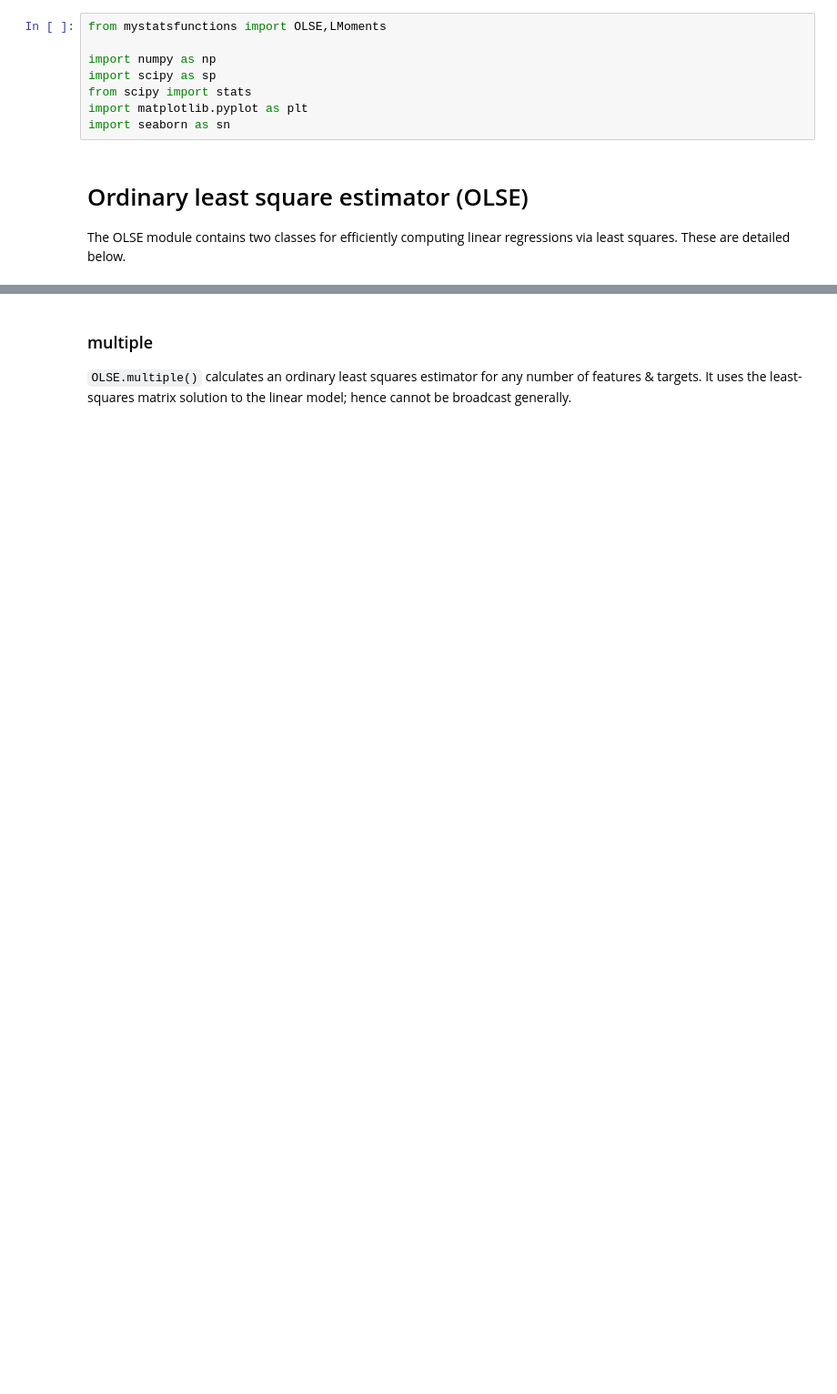
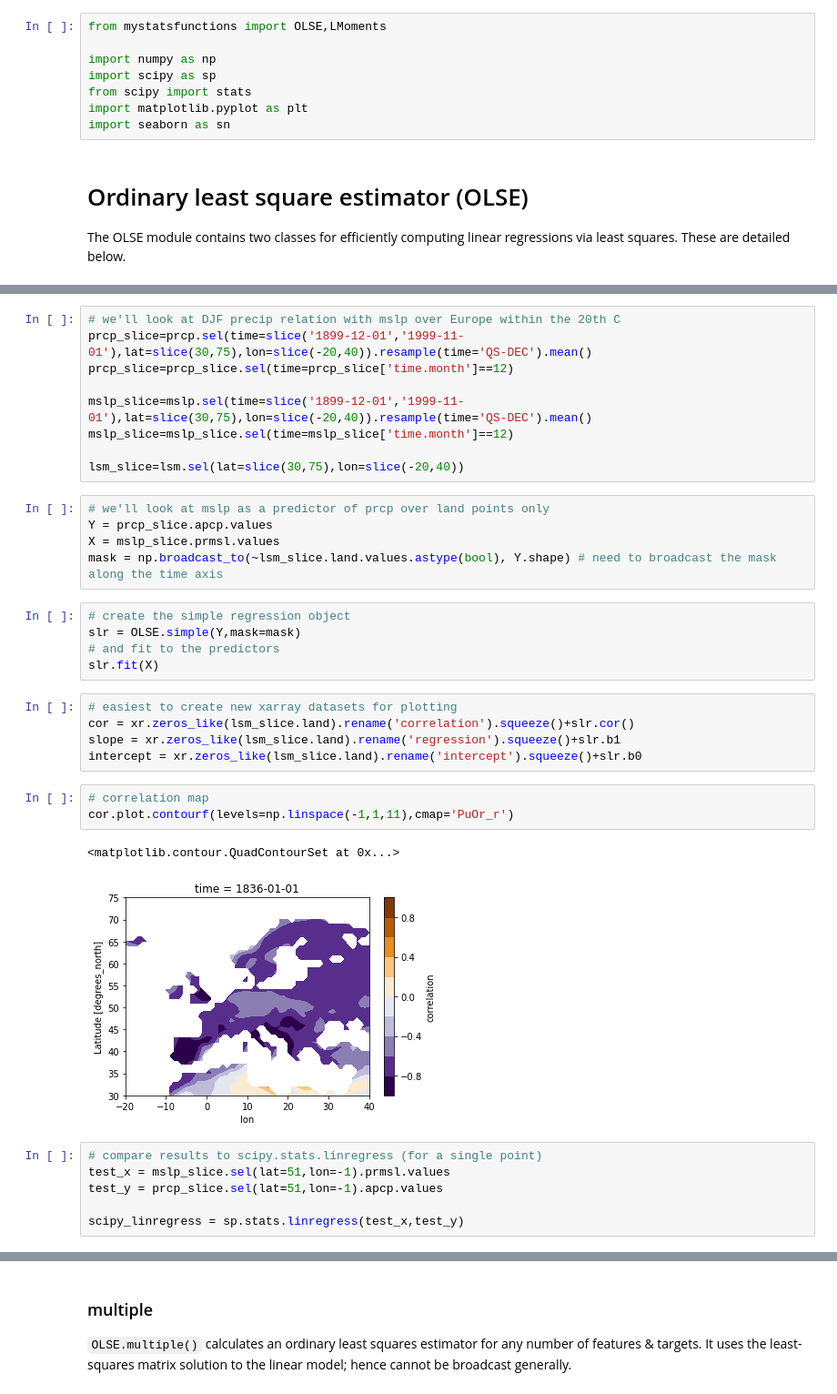
Before and after one commit to njleach/mystatsfunctions, a Jupyter notebook: example-nb.ipynb, the cells around one changed output, grey strips where cells are left out. Shown at 91% size. Saved outputs shown, nothing was run; the diff lists cells and outputs as text; blank space fills up the shorter version.

Commit message:
tidy up and fully document OLSE module

```diff
--- a/example-nb.ipynb
+++ b/example-nb.ipynb
@@ -14,0 +33,36 @@ The OLSE module contains two classes for efficiently computing linear regression
+# %%
+# we'll look at DJF precip relation with mslp over Europe within the 20th C
+prcp_slice=prcp.sel(time=slice('1899-12-01','1999-11-01'),lat=slice(30,75),lon=slice(-20,40)).resample(time='QS-DEC').mean()
+prcp_slice=prcp_slice.sel(time=prcp_slice['time.month']==12)
+
+mslp_slice=mslp.sel(time=slice('1899-12-01','1999-11-01'),lat=slice(30,75),lon=slice(-20,40)).resample(time='QS-DEC').mean()
+mslp_slice=mslp_slice.sel(time=mslp_slice['time.month']==12)
+
+lsm_slice=lsm.sel(lat=slice(30,75),lon=slice(-20,40))
+# %%
+# we'll look at mslp as a predictor of prcp over land points only
+Y = prcp_slice.apcp.values
+X = mslp_slice.prmsl.values
+mask = np.broadcast_to(~lsm_slice.land.values.astype(bool), Y.shape) # need to broadcast the mask along the time axis
+# %%
+# create the simple regression object
+slr = OLSE.simple(Y,mask=mask)
+# and fit to the predictors
+slr.fit(X)
+# %%
+# easiest to create new xarray datasets for plotting
+cor = xr.zeros_like(lsm_slice.land).rename('correlation').squeeze()+slr.cor()
+slope = xr.zeros_like(lsm_slice.land).rename('regression').squeeze()+slr.b1
+intercept = xr.zeros_like(lsm_slice.land).rename('intercept').squeeze()+slr.b0
+# %%
+# correlation map
+cor.plot.contourf(levels=np.linspace(-1,1,11),cmap='PuOr_r')
+# %% [output]
+<matplotlib.contour.QuadContourSet at 0x...>
+[figure, added]
+# %%
+# compare results to scipy.stats.linregress (for a single point)
+test_x = mslp_slice.sel(lat=51,lon=-1).prmsl.values
+test_y = prcp_slice.sel(lat=51,lon=-1).apcp.values
+
+scipy_linregress = sp.stats.linregress(test_x,test_y)
```
Also changed, not shown: parts of 29 cells of this notebook, 3 other files.
